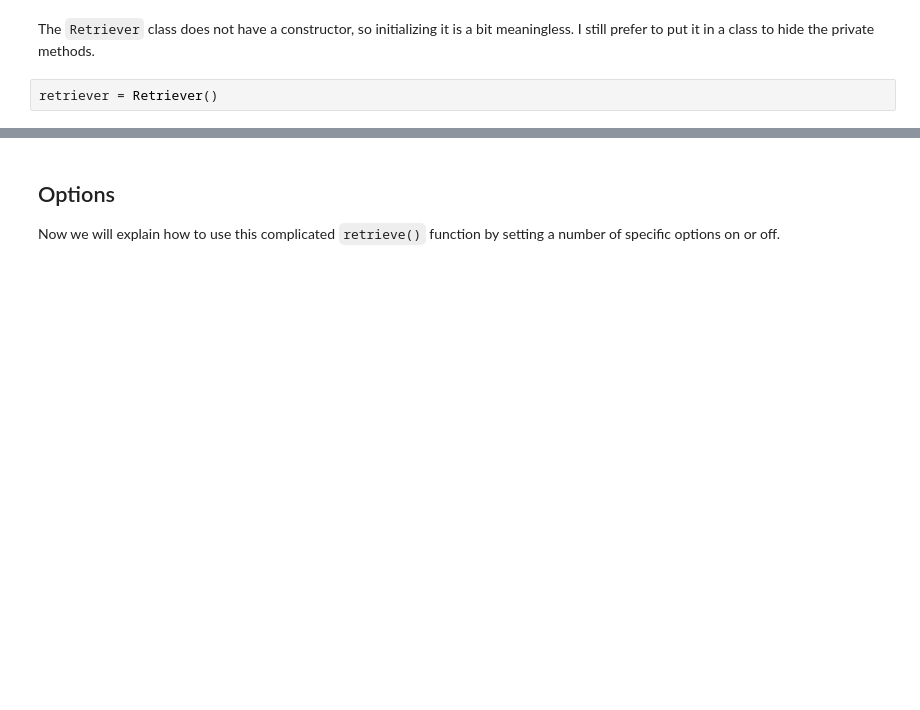
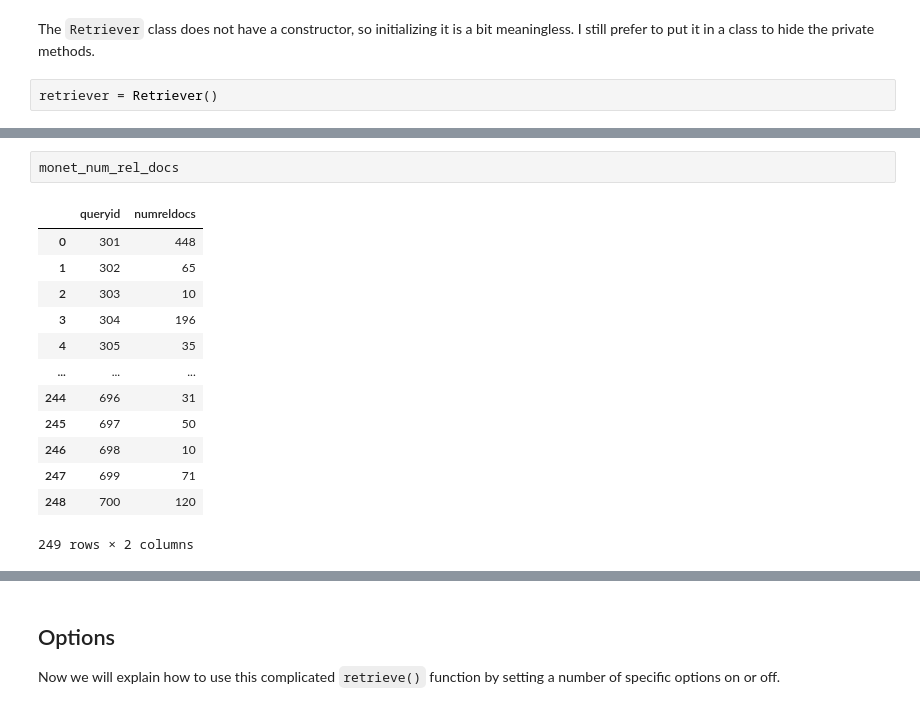
Before and after one commit to nnistelrooij/Information-Retrieval, a Jupyter notebook: TwoFunction.ipynb, the cells around one changed output, grey strips where cells are left out. Drawn from its saved outputs; the diff is of its cells as text; blank space fills up the shorter version.

```diff
--- a/TwoFunction.ipynb
+++ b/TwoFunction.ipynb
@@ -1202,0 +1269,16 @@ retriever = Retriever()
+# %%
+monet_num_rel_docs
+# %% [output]
+|  | queryid | numreldocs |
+| 0 | 301 | 448 |
+| 1 | 302 | 65 |
+| 2 | 303 | 10 |
+| 3 | 304 | 196 |
+| 4 | 305 | 35 |
+| ... | ... | ... |
+| 244 | 696 | 31 |
+| 245 | 697 | 50 |
+| 246 | 698 | 10 |
+| 247 | 699 | 71 |
+| 248 | 700 | 120 |
+249 rows × 2 columns
```
Also changed, not shown: parts of 24 cells of this notebook.
